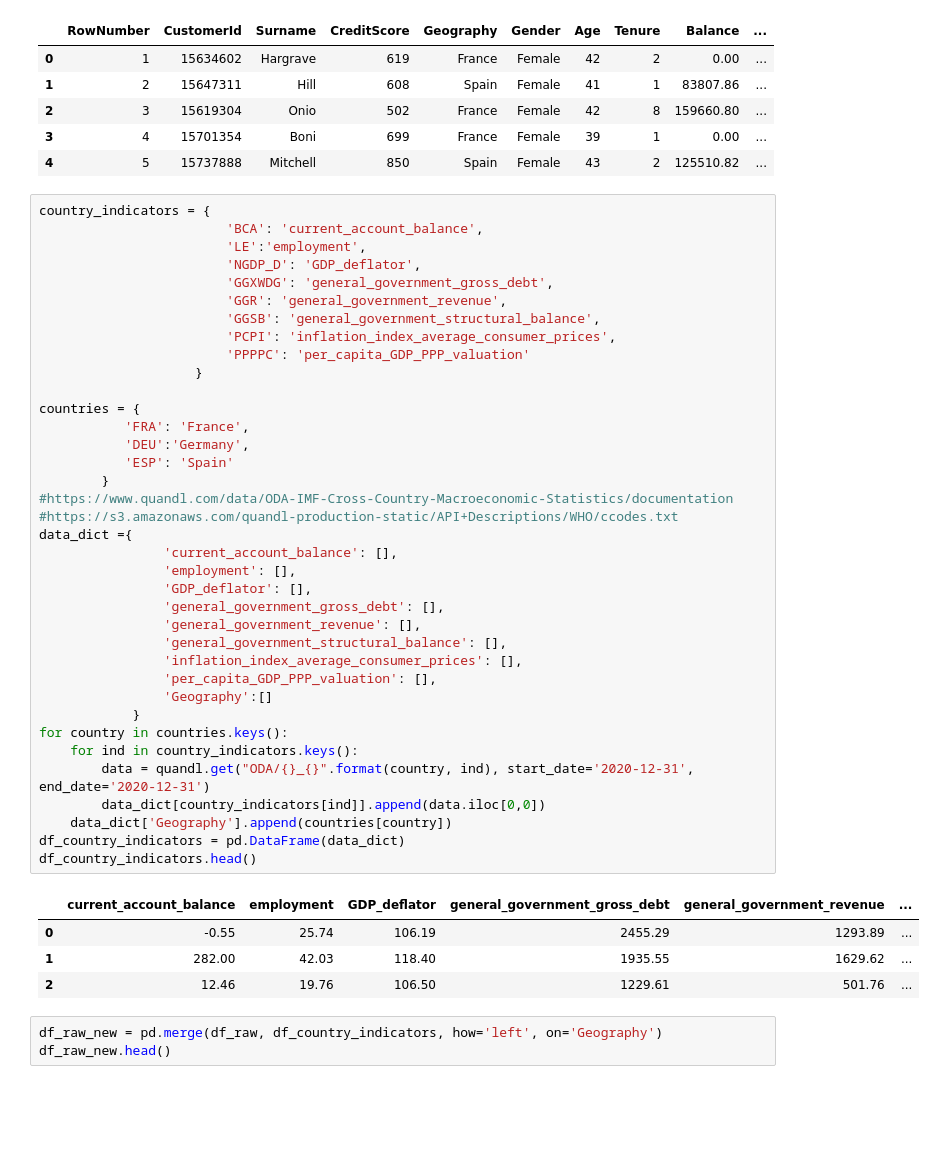
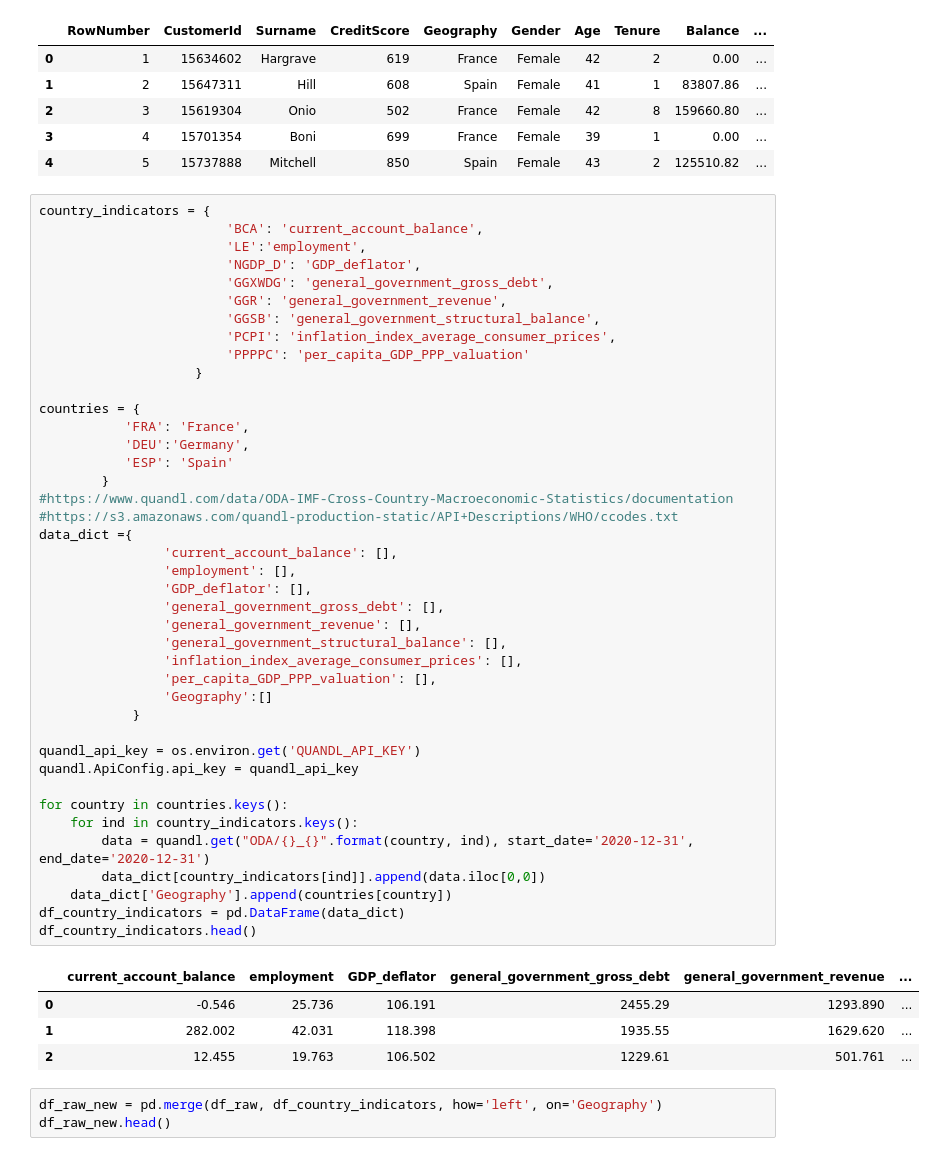
Before and after one commit to FabioCaffarello/Churn-Prediction-TopBank, a Jupyter notebook: 02-Notebooks/02-Scond_Cycle_CRISP/workflow_complete.ipynb, the cells around one changed output. Saved outputs shown, nothing was run; the diff lists cells and outputs as text; blank space fills up the shorter version.

```diff
--- a/02-Notebooks/02-Scond_Cycle_CRISP/workflow_complete.ipynb
+++ b/02-Notebooks/02-Scond_Cycle_CRISP/workflow_complete.ipynb
@@ -122,36 +122,40 @@ country_indicators = {
                         'PPPPC': 'per_capita_GDP_PPP_valuation'
                     }
 
 countries = {
            'FRA': 'France',
            'DEU':'Germany',
            'ESP': 'Spain'
         }
 #https://www.quandl.com/data/ODA-IMF-Cross-Country-Macroeconomic-Statistics/documentation
 #https://s3.amazonaws.com/quandl-production-static/API+Descriptions/WHO/ccodes.txt
 data_dict ={
                 'current_account_balance': [],
                 'employment': [],
                 'GDP_deflator': [],
                 'general_government_gross_debt': [],
                 'general_government_revenue': [],
                 'general_government_structural_balance': [],
                 'inflation_index_average_consumer_prices': [],
                 'per_capita_GDP_PPP_valuation': [],
                 'Geography':[]
             }
+
+quandl_api_key = os.environ.get('QUANDL_API_KEY')
+quandl.ApiConfig.api_key = quandl_api_key
+
 for country in countries.keys():
     for ind in country_indicators.keys():
         data = quandl.get("ODA/{}_{}".format(country, ind), start_date='2020-12-31', end_date='2020-12-31')
         data_dict[country_indicators[ind]].append(data.iloc[0,0])
     data_dict['Geography'].append(countries[country])
 df_country_indicators = pd.DataFrame(data_dict)
 df_country_indicators.head()
 # %% [output]
 |  | current_account_balance | employment | GDP_deflator | general_government_gross_debt | general_government_revenue | ... |
-| 0 | -0.55 | 25.74 | 106.19 | 2455.29 | 1293.89 | ... |
-| 1 | 282.00 | 42.03 | 118.40 | 1935.55 | 1629.62 | ... |
-| 2 | 12.46 | 19.76 | 106.50 | 1229.61 | 501.76 | ... |
+| 0 | -0.546 | 25.736 | 106.191 | 2455.29 | 1293.890 | ... |
+| 1 | 282.002 | 42.031 | 118.398 | 1935.55 | 1629.620 | ... |
+| 2 | 12.455 | 19.763 | 106.502 | 1229.61 | 501.761 | ... |
 # %%
 df_raw_new = pd.merge(df_raw, df_country_indicators, how='left', on='Geography')
 df_raw_new.head()
```
Also changed, not shown: parts of 11 cells of this notebook.
